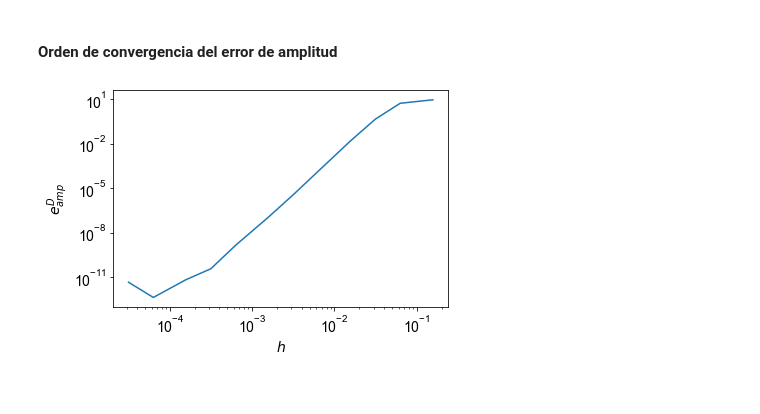
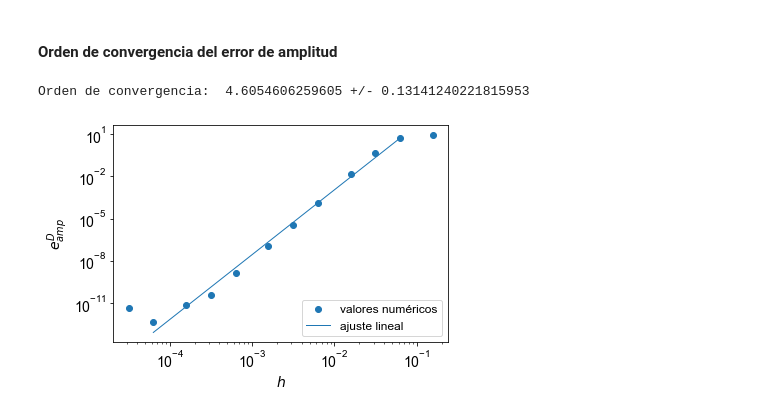
Before and after one commit to Lupama2/Guias_Metodos_Num_Fluidos_I, a Jupyter notebook: Guias/Guia_2/Ejercicio_4/Programa/graficos/graficos.ipynb, the cells around one changed output. Saved outputs shown, nothing was run; the diff lists cells and outputs as text; code cells hidden in the pictures.

```diff
--- a/Guias/Guia_2/Ejercicio_4/Programa/graficos/graficos.ipynb
+++ b/Guias/Guia_2/Ejercicio_4/Programa/graficos/graficos.ipynb
@@ -479,23 +479,37 @@ datos = genfromtxt('datos/doble_orden_error_amplitud.csv', delimiter=',')
 # %%
 #Parámetros de la fuente del gráfico
 font = {'family' : 'Arial',
         'weight' : 'normal',
         'size'   : 14}
 matplotlib.rc('font', **font)
 
-plt.plot(datos[:,0],datos[:,1])
+plt.plot(datos[:,0],datos[:,1],label = "valores numéricos", marker='o',linewidth=0, color = "tab:blue")
 
-# plt.legend(loc='lower left', ncol = 1,fontsize = 12)
+
 plt.xlabel('$h$')
 plt.ylabel('$e_{amp}^D$')
 # plt.xticks(x, my_xticks)
 # plt.yticks(np.arange(y.min(), y.max(), 0.005))
 # plt.yticks(np.arange(-0.5,0.5 + 0.2,0.2))
 # plt.xlim(10.0**-4, 10.0**0)
 plt.xscale("log")
 plt.yscale("log")
 
+
+
+#Hago el ajuste lineal
+limits = [1,len(datos[:,0])-1]
+x, y = datos[limits[0]:limits[1],0], datos[limits[0]:limits[1],1]
+coefs, matrix_cov = np.polyfit(np.log(x), np.log(np.abs(y)), 1, cov = True)
+m, b = coefs[0], coefs[1]
+print("Orden de convergencia: ", m, "+/-", matrix_cov[0,0]**0.5)
+plt.plot(x, np.exp(m*np.log(x) + b), label='ajuste lineal',linewidth=1, color = "tab:blue")
+
+#Legenda
+plt.legend(loc='lower right', ncol = 1,fontsize = 12)
+
 #Guardo el gráfico
 plt.savefig('doble_orden_error_amplitud.pdf', format='pdf',bbox_inches = "tight")
 # %% [output]
+Orden de convergencia:  4.6054606259605 +/- 0.13141240221815953
-[figure, old version]
+[figure, new version]
```
Also changed, not shown: parts of 2 cells of this notebook, 14 other files.
